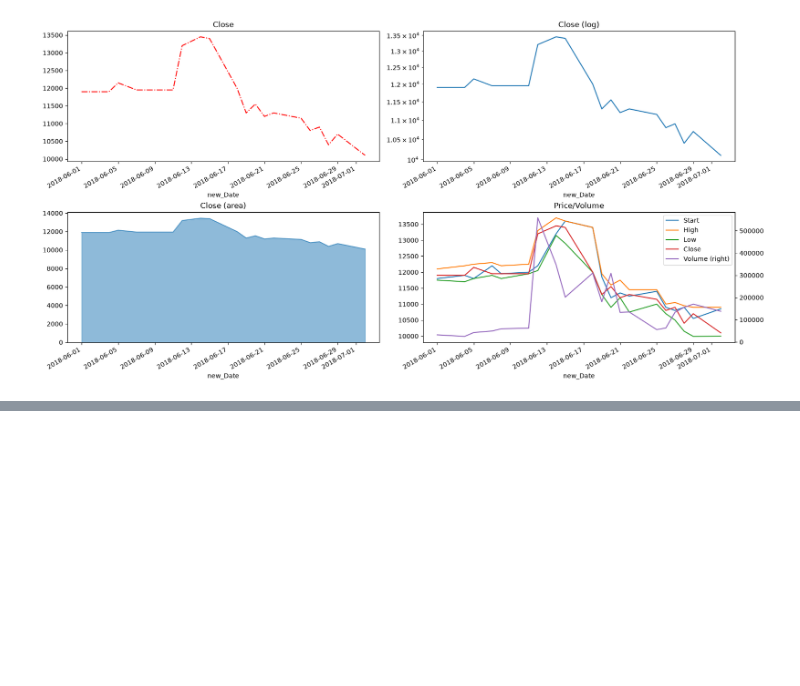
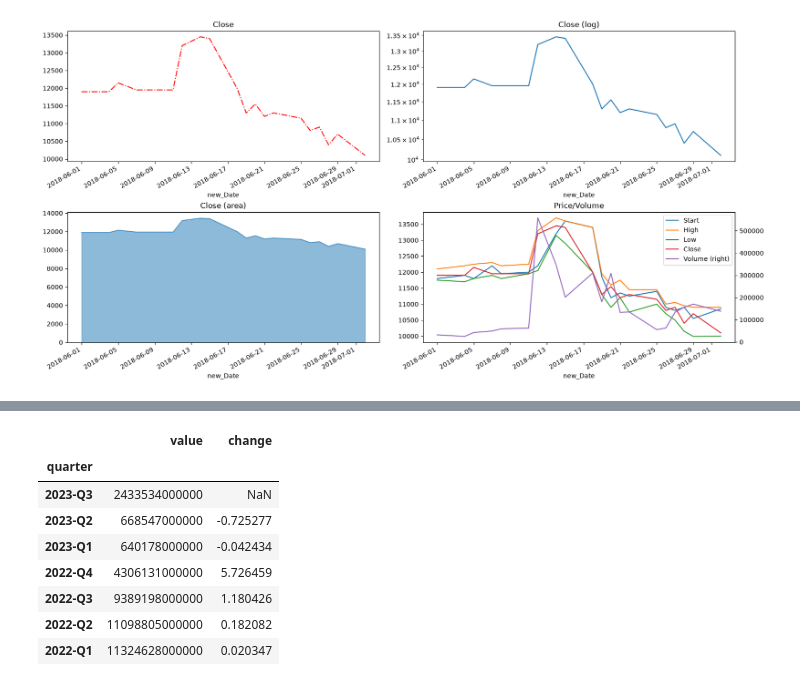
Before and after one commit to donghwan0907/pandas, a Jupyter notebook: 05_데이터 사전처리/06_시계열데이터.ipynb, the cells around one changed output, grey strips where cells are left out. Drawn from its saved outputs; the diff is of its cells as text; code cells hidden in the pictures; blank space fills up the shorter version.

```diff
--- a/05_데이터 사전처리/06_시계열데이터.ipynb
+++ b/05_데이터 사전처리/06_시계열데이터.ipynb
@@ -655,0 +644,64 @@ ValueError: If using all scalar values, you must pass an index
+# %%
+
+import requests
+import pandas as pd
+
+my_key = "dpd-f9b30098-0fffe13acd6bf71c3020bcc0e2de2526fb63d2a93cf9347f57d8ee3c00d3b2b2"
+
+# 특정 종목(stockCode)의 재무항목(indicatorName) 데이터를 가져오는 함수를 정의
+def get_financials(stockCode, indicatorName, apiKey, consolidated=True, ttm=True):
+    if consolidated:   # 연결 기준
+        if ttm:        # Trailing 12 Months (12개월 누적)
+            url = f"https://api.dapada.io/company/getConsolidatedFinancialDataByTTM?indicatorName={indicatorName}&stockCode={stockCode}"
+
+        else:          # 해당 분기 기준 (3개월 집계)
+            url = f"https://api.dapada.io/company/getConsolidatedFinancialDataByCUR?indicatorName={indicatorName}&stockCode={stockCode}"
+
+    else:              # 별도 기준
+        if ttm:        # Trailing 12 Months (12개월 누적)
+            url = f" https://api.dapada.io/company/getSeparatedFinancialDataByTTM?indicatorName={indicatorName}&stockCode={stockCode}"
+        else:          # 해당 분기 기준 (3개월 집계)
+            url = f" https://api.dapada.io/company/getSeparatedFinancialDataByCUR?indicatorName={indicatorName}&stockCode={stockCode}"
+
+    headers = {"Authorization": f"{apiKey}"}
+    response = requests.get(url, headers=headers)
+    result = response.json()
+    return pd.DataFrame(result)
+
+# 삼성전자(005930)의 연결 재무제표 (분기 기준)에서 '영업이익' 항목의 데이터 수집
+df_samsung = get_financials(stockCode='005930',
+                            indicatorName='영업이익',
+                            apiKey=my_key,
+                            consolidated=True,
+                            ttm=False)
+
+# 영업이익의 변화율을 계산
+df_samsung['change'] = df_samsung['value'].pct_change()
+
+# quarter 열을 인덱스로 설정
+df_samsung = df_samsung.set_index('quarter')
+
+# SK하이닉스(000660)의 연결 재무제표 (분기 기준)에서 '영업이익' 항목의 데이터 수집
+df_skhynix = get_financials(stockCode='000660',
+                            indicatorName='영업이익',
+                            apiKey=my_key,
+                            consolidated=True,
+                            ttm=False)
+
+# 영업이익의 변화율을 계산
+df_skhynix['change'] = df_skhynix['value'].pct_change()
+
+# quarter 열을 인덱스로 설정
+df_skhynix = df_skhynix.set_index('quarter')
+
+df_samsung
+# %% [output]
+|  | value | change |
+| quarter |  |  |
+| 2023-Q3 | 2433534000000 | NaN |
+| 2023-Q2 | 668547000000 | -0.725277 |
+| 2023-Q1 | 640178000000 | -0.042434 |
+| 2022-Q4 | 4306131000000 | 5.726459 |
+| 2022-Q3 | 9389198000000 | 1.180426 |
+| 2022-Q2 | 11098805000000 | 0.182082 |
+| 2022-Q1 | 11324628000000 | 0.020347 |
```
Also changed, not shown: parts of 6 cells of this notebook, 1 other file.
